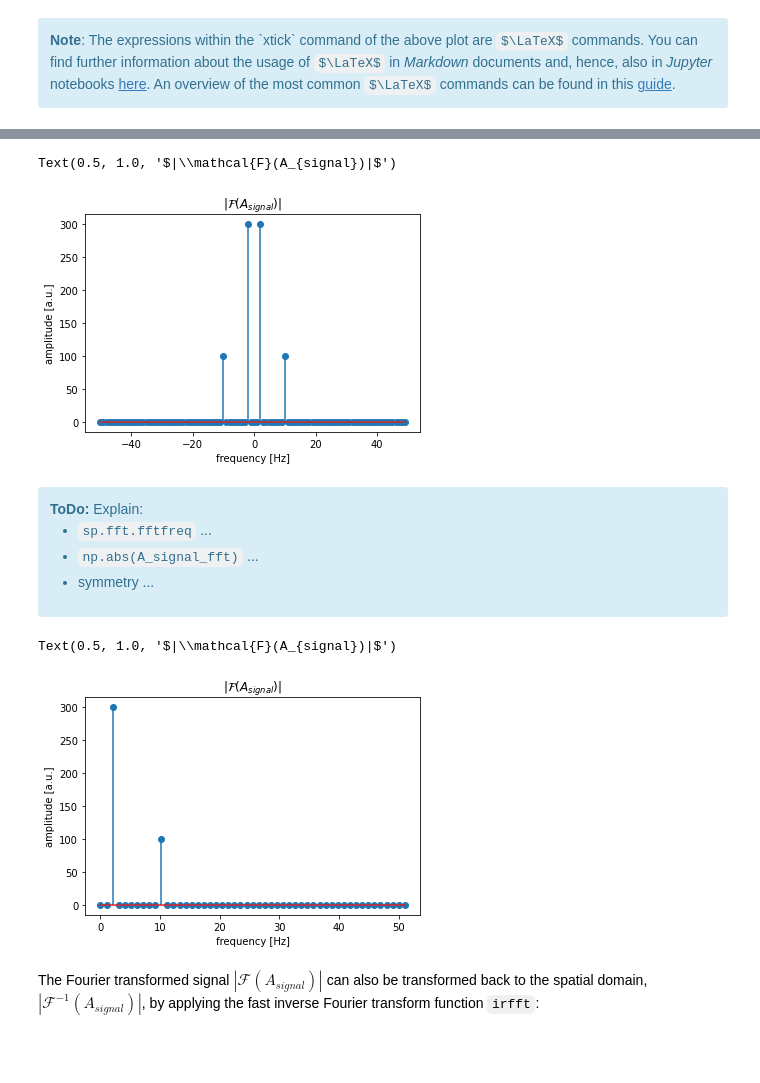
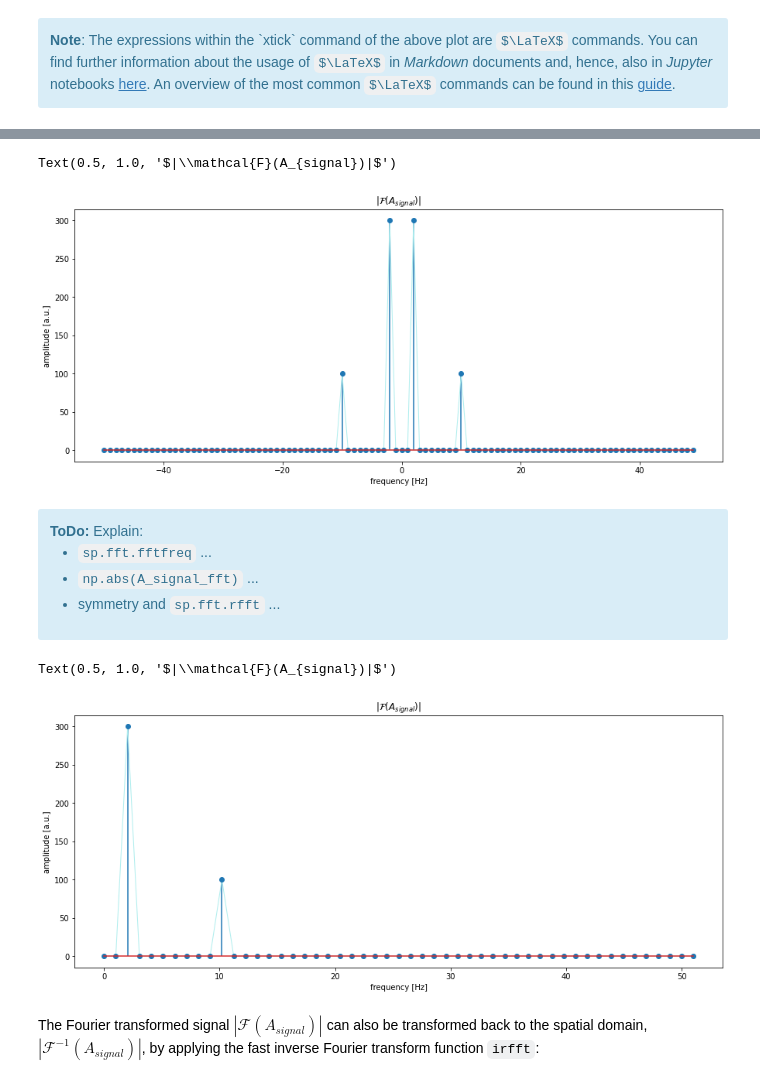
Before and after one commit to FabrizioMusacchio/Python_Neuro_Practical, a Jupyter notebook: 05 Using Fourier transform for time series deconstruction .ipynb, the cells around one changed output, grey strips where cells are left out. Cells and saved outputs as stored; diff of their text form; code cells hidden in the pictures; some formulas as TeX source; blank space fills up the shorter version.

```diff
--- a/05 Using Fourier transform for time series deconstruction .ipynb
+++ b/05 Using Fourier transform for time series deconstruction .ipynb
@@ -64,26 +70,27 @@ We again see, that our signal is a superposition of a sine and cosine wave (`A_s
 ## Fourier Transform in _Python_
 For _Python_, where are several Fast Fourier Transform implementations availble. Here, we will use the `fft` function from `scipy.fft` package:
 # %%
-import scipy as sp
+import scipy.fft
 A_signal_fft = sp.fft.fft(A_signal)
 frequencies = sp.fft.fftfreq(np.size(t), 1/Fs)
 
-fig=plt.figure(2)
+fig=plt.figure(2, figsize=(15,6))
 plt.clf()
+plt.plot(frequencies, np.abs(A_signal_fft), lw=1.0, c='paleturquoise')
 plt.stem(frequencies, np.abs(A_signal_fft))
 plt.xlabel("frequency [Hz]")
 plt.ylabel("amplitude [a.u.]")
 plt.title(r"$|\mathcal{F}(A_{signal})|$")
 # %% [output]
 Text(0.5, 1.0, '$|\\mathcal{F}(A_{signal})|$')
-[figure, old version]
+[figure, new version]
 # %% [markdown]
 <div class="alert alert-block alert-info">
 <b>ToDo:</b> Explain:
 
 * `sp.fft.fftfreq` ...
 * `np.abs(A_signal_fft)` ...
-* symmetry ...
+* symmetry and `sp.fft.rfft`  ...
 </div>
 # %%
 frequency_eval_max = 100
@@ -91,15 +98,16 @@ A_signal_rfft = sp.fft.rfft(A_signal, n=frequency_eval_max)
 n = np.shape(A_signal_rfft)[0] # np.size(t)
 frequencies_rel = n*Fs/frequency_eval_max * np.linspace(0,1,int(n))
 
-fig=plt.figure(3)
+fig=plt.figure(3, figsize=(15,6))
 plt.clf()
+plt.plot(frequencies_rel, np.abs(A_signal_rfft), lw=1.0, c='paleturquoise')
 plt.stem(frequencies_rel, np.abs(A_signal_rfft))
 plt.xlabel("frequency [Hz]")
 plt.ylabel("amplitude [a.u.]")
 plt.title(r"$|\mathcal{F}(A_{signal})|$")
 # %% [output]
 Text(0.5, 1.0, '$|\\mathcal{F}(A_{signal})|$')
-[figure, old version]
+[figure, new version]
 # %% [markdown]
 The Fourier transformed signal $|\mathcal{F}(A_{signal})|$ can also be transformed back to the spatial domain, $|\mathcal{F}^{-1}(A_{signal})|$, by applying the fast inverse Fourier transform function `irfft`:
 # %%
```
Also changed, not shown: parts of 2 cells of this notebook.
